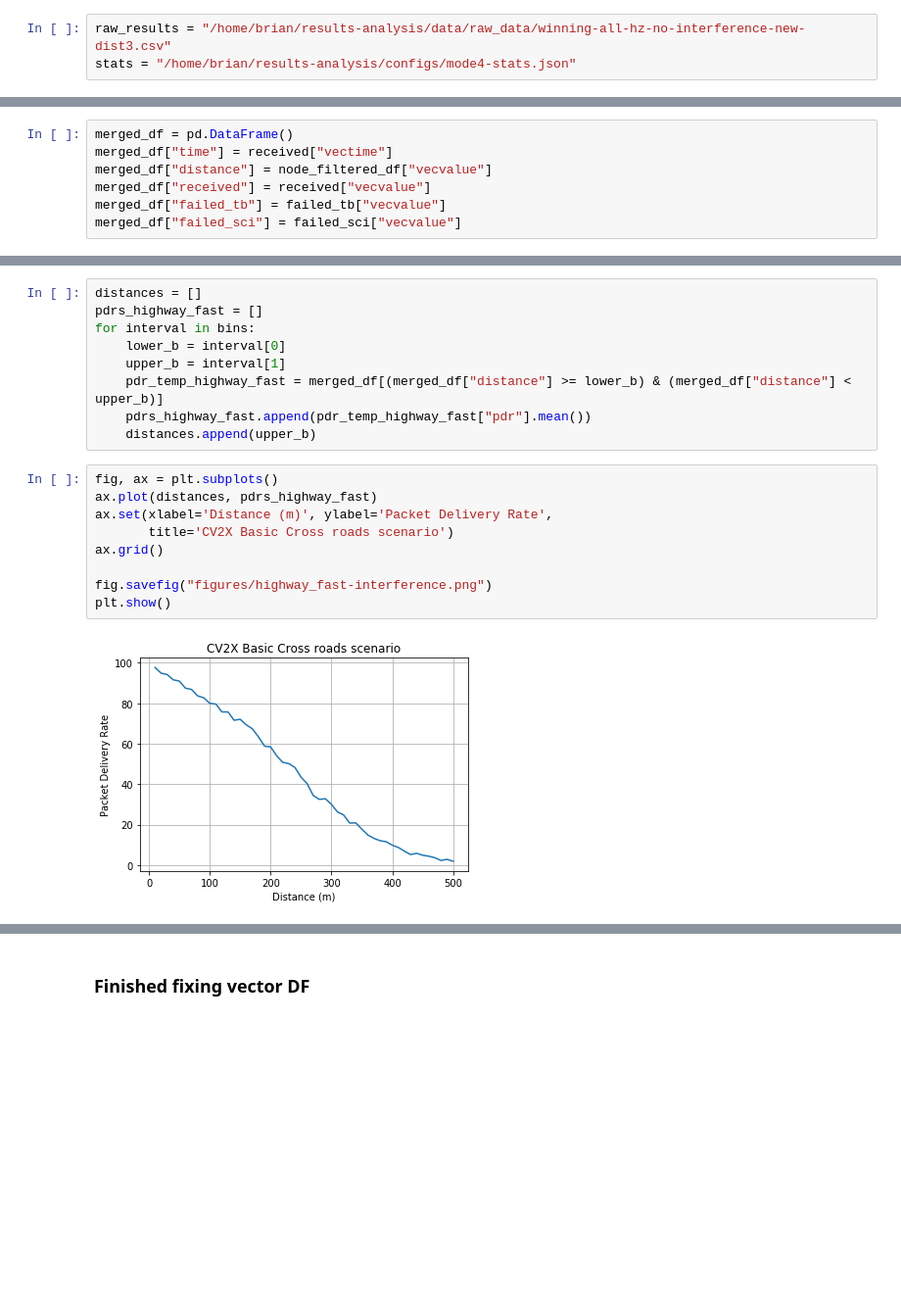
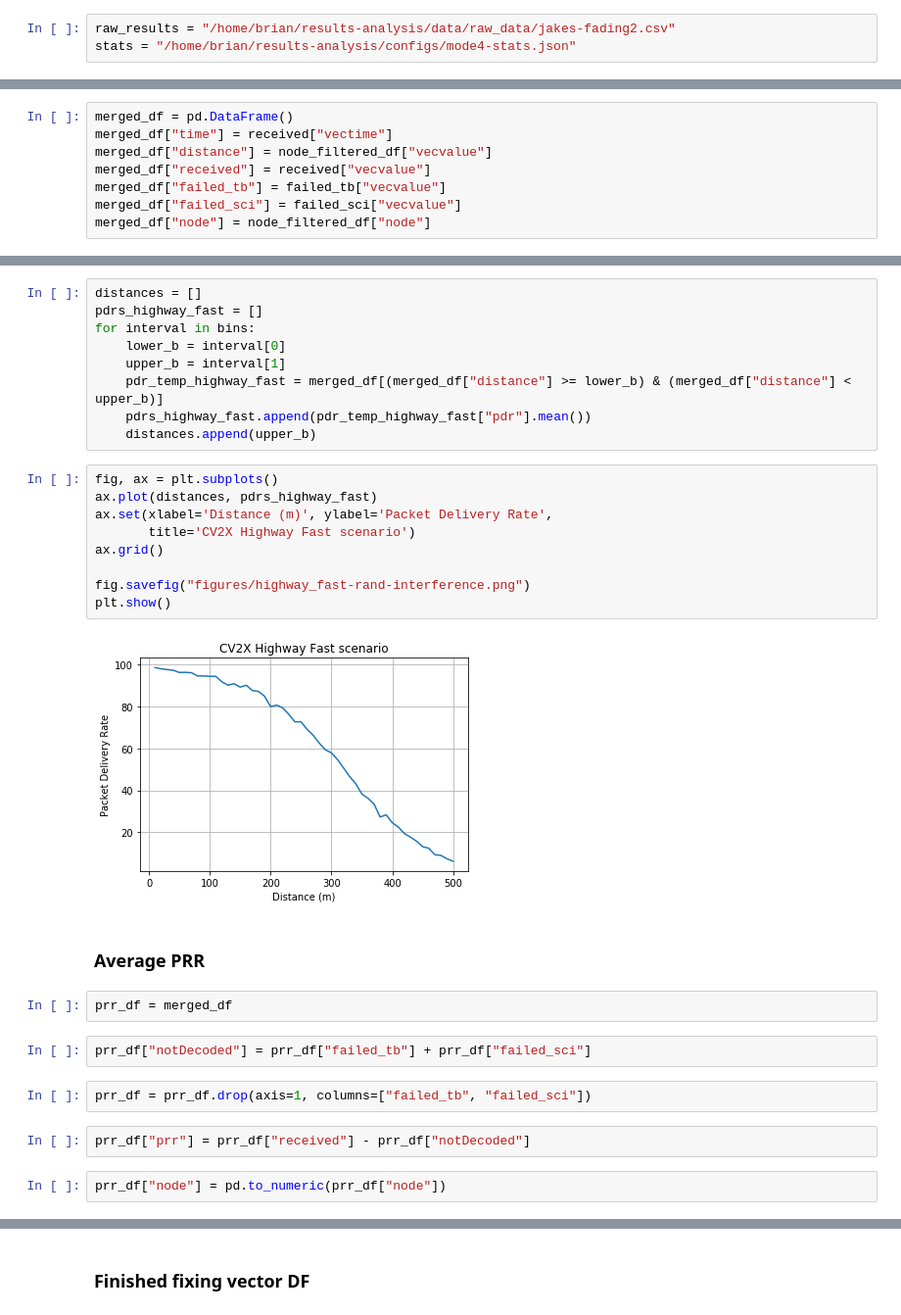
Before and after one commit to brianmc95/results-analysis, a Jupyter notebook: jupyter-notebooks/vector_fixes.ipynb, the cells around one changed output, grey strips where cells are left out. Shown at 98% size. Cells and saved outputs as stored; diff of their text form; blank space fills up the shorter version.

```diff
--- a/jupyter-notebooks/vector_fixes.ipynb
+++ b/jupyter-notebooks/vector_fixes.ipynb
@@ -64,7 +64,7 @@ def create_bins(lower_bound, width, quantity):
         bins.append((low, low+width))
     return bins
 # %%
-raw_results = "/home/brian/results-analysis/data/raw_data/winning-all-hz-no-interference-new-dist3.csv"
+raw_results = "/home/brian/results-analysis/data/raw_data/jakes-fading2.csv"
 stats = "/home/brian/results-analysis/configs/mode4-stats.json"
 # %%
 raw_df = pd.read_csv(raw_results, converters={
@@ -211,6 +171,7 @@ merged_df["distance"] = node_filtered_df["vecvalue"]
 merged_df["received"] = received["vecvalue"]
 merged_df["failed_tb"] = failed_tb["vecvalue"]
 merged_df["failed_sci"] = failed_sci["vecvalue"]
+merged_df["node"] = node_filtered_df["node"]
 # %%
 merged_df["pdr"] = (merged_df["received"] - merged_df["failed_tb"] - merged_df["failed_sci"]/(merged_df["received"])) * 100
 # %%
@@ -227,11 +188,23 @@ for interval in bins:
 # %%
 fig, ax = plt.subplots()
 ax.plot(distances, pdrs_highway_fast)
 ax.set(xlabel='Distance (m)', ylabel='Packet Delivery Rate',
-       title='CV2X Basic Cross roads scenario')
+       title='CV2X Highway Fast scenario')
 ax.grid()
 
-fig.savefig("figures/highway_fast-interference.png")
+fig.savefig("figures/highway_fast-rand-interference.png")
 plt.show()
 # %% [output]
-[figure, old version]
+[figure, new version]
+# %% [markdown]
+### Average PRR
+# %%
+prr_df = merged_df
+# %%
+prr_df["notDecoded"] = prr_df["failed_tb"] + prr_df["failed_sci"]
+# %%
+prr_df = prr_df.drop(axis=1, columns=["failed_tb", "failed_sci"])
+# %%
+prr_df["prr"] = prr_df["received"] - prr_df["notDecoded"]
+# %%
+prr_df["node"] = pd.to_numeric(prr_df["node"])
```
Also changed, not shown: parts of 7 cells of this notebook.
